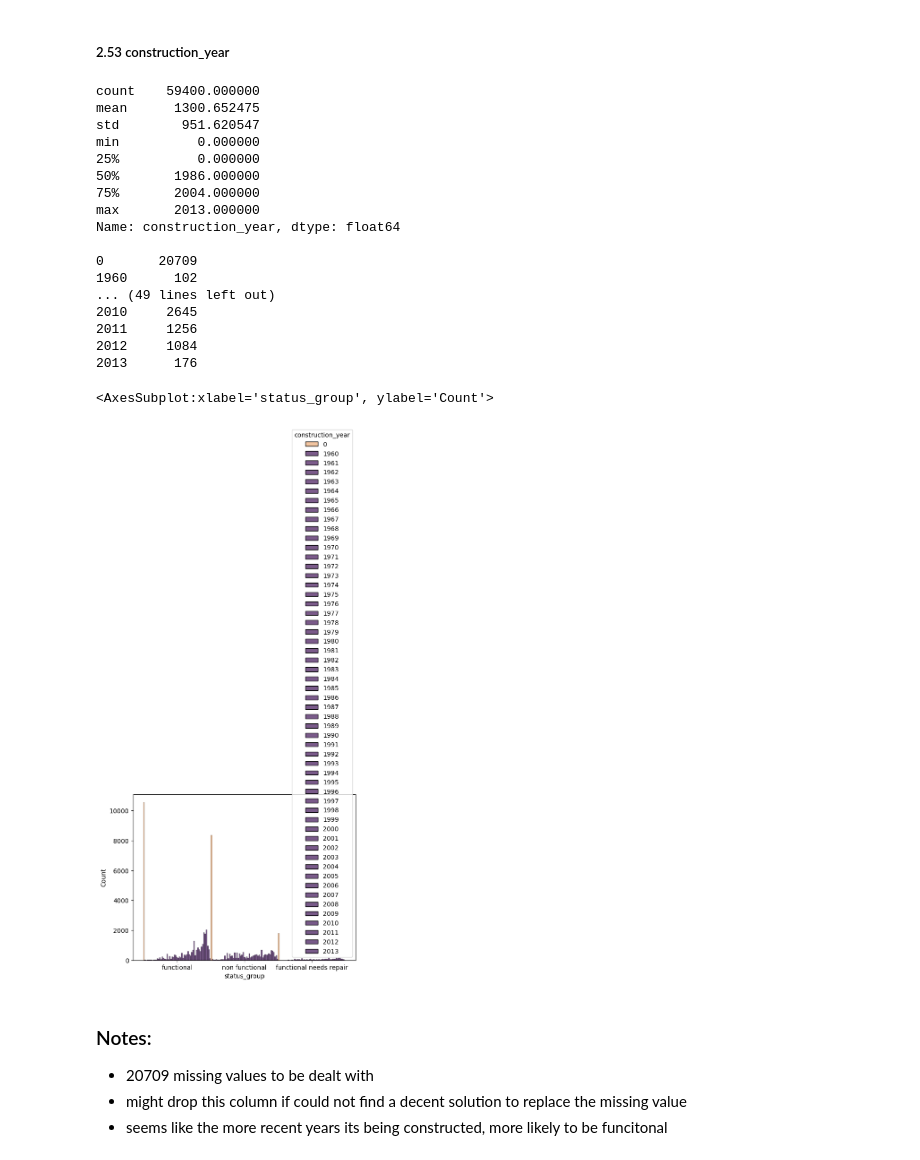
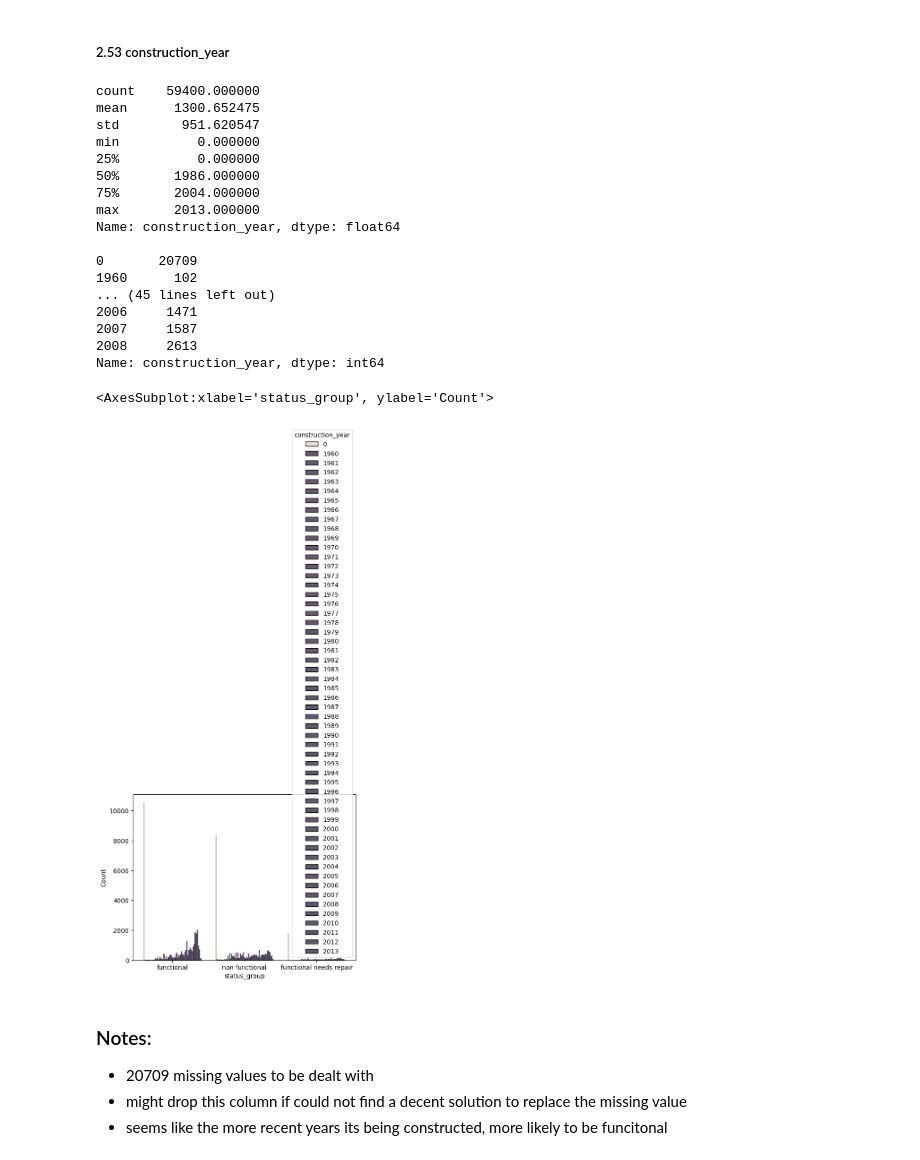
Before and after one commit to ShelbyChai/Pump-it-Up-Data-Mining-the-Water-Table, a Jupyter notebook: Pump it Up.ipynb, the cells around one changed output. Cells and saved outputs as stored; diff of their text form; code cells hidden in the pictures.

Commit message:
Further data analysis of every feature

```diff
--- a/Pump it Up.ipynb
+++ b/Pump it Up.ipynb
@@ -728,29 +782,29 @@ The number of null values for permit is: 3056
 ##### 2.53 construction_year
 # %%
 print(training_df['construction_year'].describe(), "\n")
-print(training_df['construction_year'].value_counts().sort_index().to_string())
+print(training_df['construction_year'].value_counts().sort_index().head(50))
 
-sns.histplot(data=training_df, x='status_group', hue='construction_year', multiple='dodge', palette='flare')
+sns.histplot(data=training_df, x='status_group', hue='construction_year', multiple='dodge', shrink=0.8)
 # %% [output]
 count    59400.000000
 mean      1300.652475
 std        951.620547
 min          0.000000
 25%          0.000000
 50%       1986.000000
 75%       2004.000000
 max       2013.000000
 Name: construction_year, dtype: float64
 
 0       20709
 1960      102
-... (49 lines left out)
-2010     2645
-2011     1256
-2012     1084
-2013      176
+... (45 lines left out)
+2006     1471
+2007     1587
+2008     2613
+Name: construction_year, dtype: int64
 <AxesSubplot:xlabel='status_group', ylabel='Count'>
-[figure, old version]
+[figure, new version]
 # %% [markdown]
 ### Notes:
 - 20709 missing values to be dealt with
```
Also changed, not shown: parts of 37 cells of this notebook.
